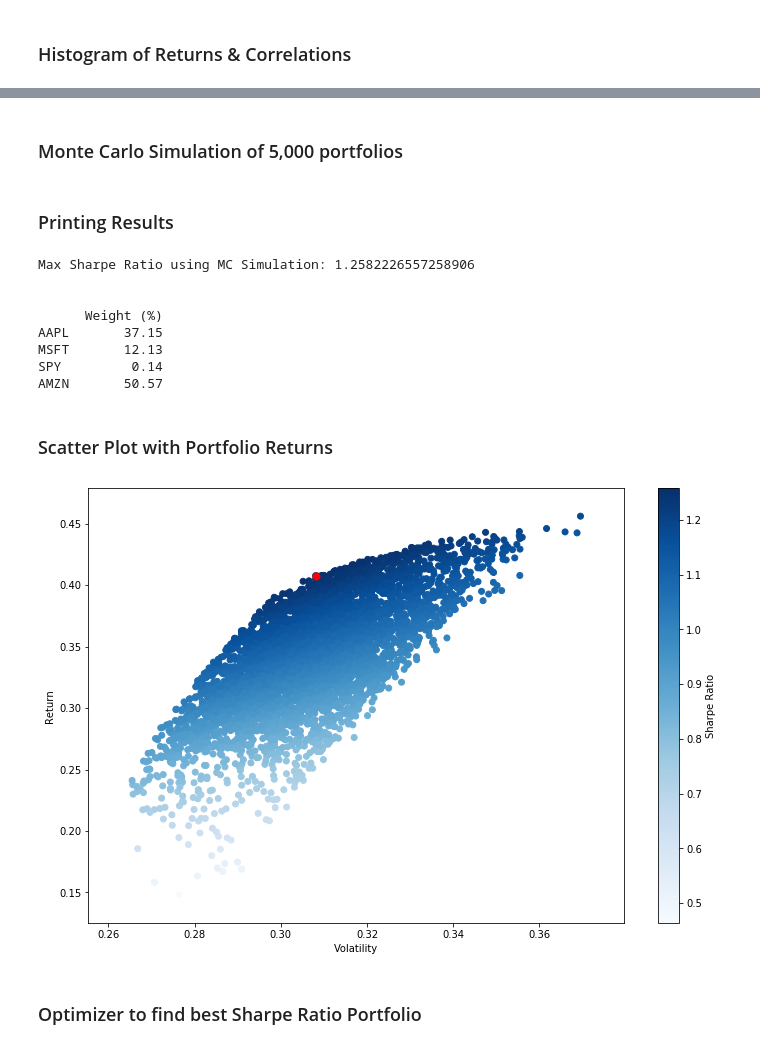
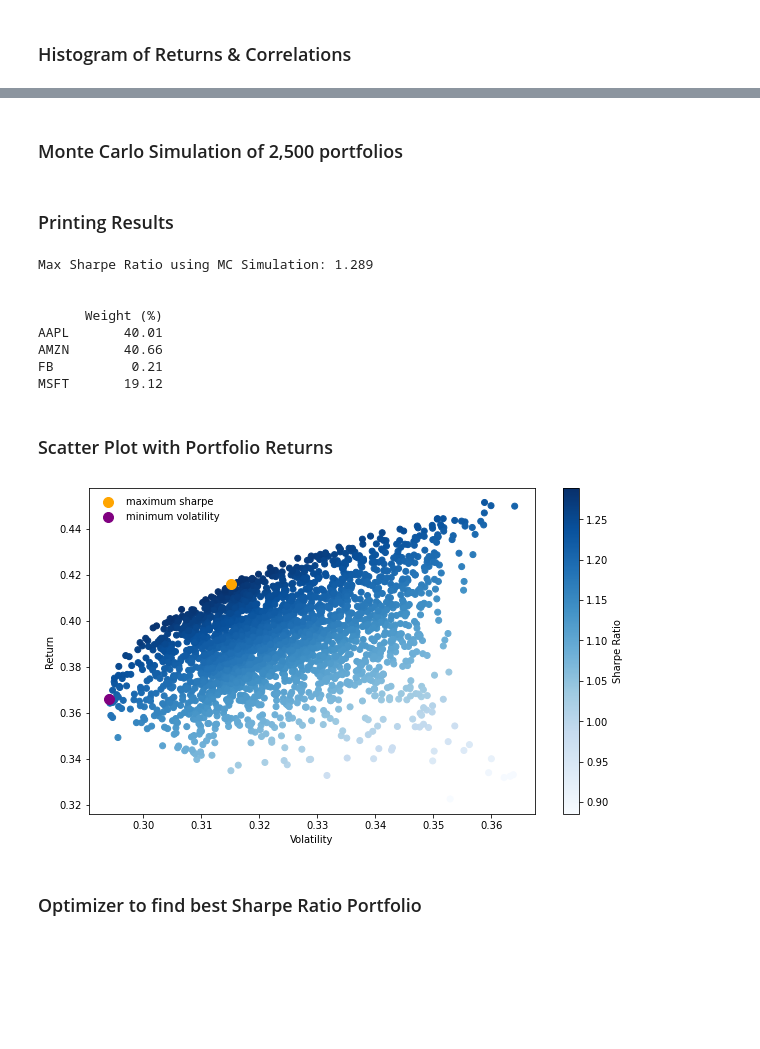
Before and after one commit to mateomarks/Portfolio-Management, a Jupyter notebook: Monte Carlo 2020.ipynb, the cells around one changed output, grey strips where cells are left out. Drawn from its saved outputs; the diff is of its cells as text; code cells hidden in the pictures; blank space fills up the shorter version.

```diff
--- a/Monte Carlo 2020.ipynb
+++ b/Monte Carlo 2020.ipynb
@@ -77,0 +18,4 @@ rawdata = build_data_frame(daily_aapl_data, daily_msft_data, daily_spy_data, dai
+# %%
+symbols = ["FB", "AMZN", "AAPL", "MSFT"]
+rawdata = yf.download(symbols, start="2019-01-01", end="2020-05-01")
+rawdata = rawdata['Close']
@@ -78,9 +24,6 @@ rawdata = build_data_frame(daily_aapl_data, daily_msft_data, daily_spy_data, dai
 # %% [markdown]
 Calculate Returns
 # %%
-returns = np.log(rawdata/rawdata.shift(1))
-returns.columns = ['AAPL','MSFT','SPY','AMZN']
-returns = returns[1:]
-
+returns = np.log(rawdata/rawdata.shift(1)).dropna()
 returns.head()
 # %% [output]
@@ -100,14 +44,13 @@ plt.show()
 # %% [markdown]
-### Monte Carlo Simulation of 5,000 portfolios
+### Monte Carlo Simulation of 2,500 portfolios
 # %%
-
 np.random.seed(21)
-num_ports = 5000
+num_ports = 2500
 all_weights = np.zeros((num_ports, len(returns.columns)))
 ret_arr = np.zeros(num_ports)
 vol_arr = np.zeros(num_ports)
 sharpe_arr = np.zeros(num_ports)
-risk_free = 0.02
+risk_free = 0.01
 
 for x in range(num_ports):
     # Weights
@@ -128,7 +71,7 @@ for x in range(num_ports):
 # %% [markdown]
 ### Printing Results
 # %%
-print("Max Sharpe Ratio using MC Simulation: {}".format(sharpe_arr.max()))
+print("Max Sharpe Ratio using MC Simulation: {:.3f}".format(sharpe_arr.max()))
 #print("Its location: {}".format(sharpe_arr.argmax()))
 
 w = [round(i*100,2)for i in all_weights[sharpe_arr.argmax(),:]]
@@ -136,32 +79,37 @@ w = pd.DataFrame(w, columns = ['Weight (%)'], index = returns.columns)
 
 print("\n")
 print(w)
-print("\n")
-
 
 max_sr_ret = ret_arr[sharpe_arr.argmax()]
 max_sr_vol = vol_arr[sharpe_arr.argmax()]
+
+min_vol_ret = ret_arr[vol_arr.argmin()]
+min_vol_vol = vol_arr[vol_arr.argmin()]
+
+max_ret_ret = ret_arr[ret_arr.argmax()]
 # %% [output]
-Max Sharpe Ratio using MC Simulation: 1.2582226557258906
+Max Sharpe Ratio using MC Simulation: 1.289
 
 
       Weight (%)
-AAPL       37.15
-MSFT       12.13
-SPY         0.14
-AMZN       50.57
+AAPL       40.01
+AMZN       40.66
+FB          0.21
+MSFT       19.12
 # %% [markdown]
 ### Scatter Plot with Portfolio Returns
 # %%
-plt.figure(figsize=(12,8))
+plt.figure(figsize=(10,6))
 plt.scatter(vol_arr, ret_arr, c=sharpe_arr, cmap='Blues')
 plt.colorbar(label='Sharpe Ratio')
 plt.xlabel('Volatility')
 plt.ylabel('Return')
-plt.scatter(max_sr_vol, max_sr_ret,c='red', s=50) # red dot
+plt.scatter(max_sr_vol, max_sr_ret,c='orange', s=100, label='maximum sharpe') # red dot
+plt.scatter(min_vol_vol, min_vol_ret,c='purple', s=100, label='minimum volatility') # black dot
+plt.legend(frameon=False)
 plt.show()
 # %% [output]
-[figure, old version]
+[figure, new version]
 # %% [markdown]
 ### Optimizer to find best Sharpe Ratio Portfolio
 # %%
```
Also changed, not shown: parts of 9 cells of this notebook, 1 other file.
